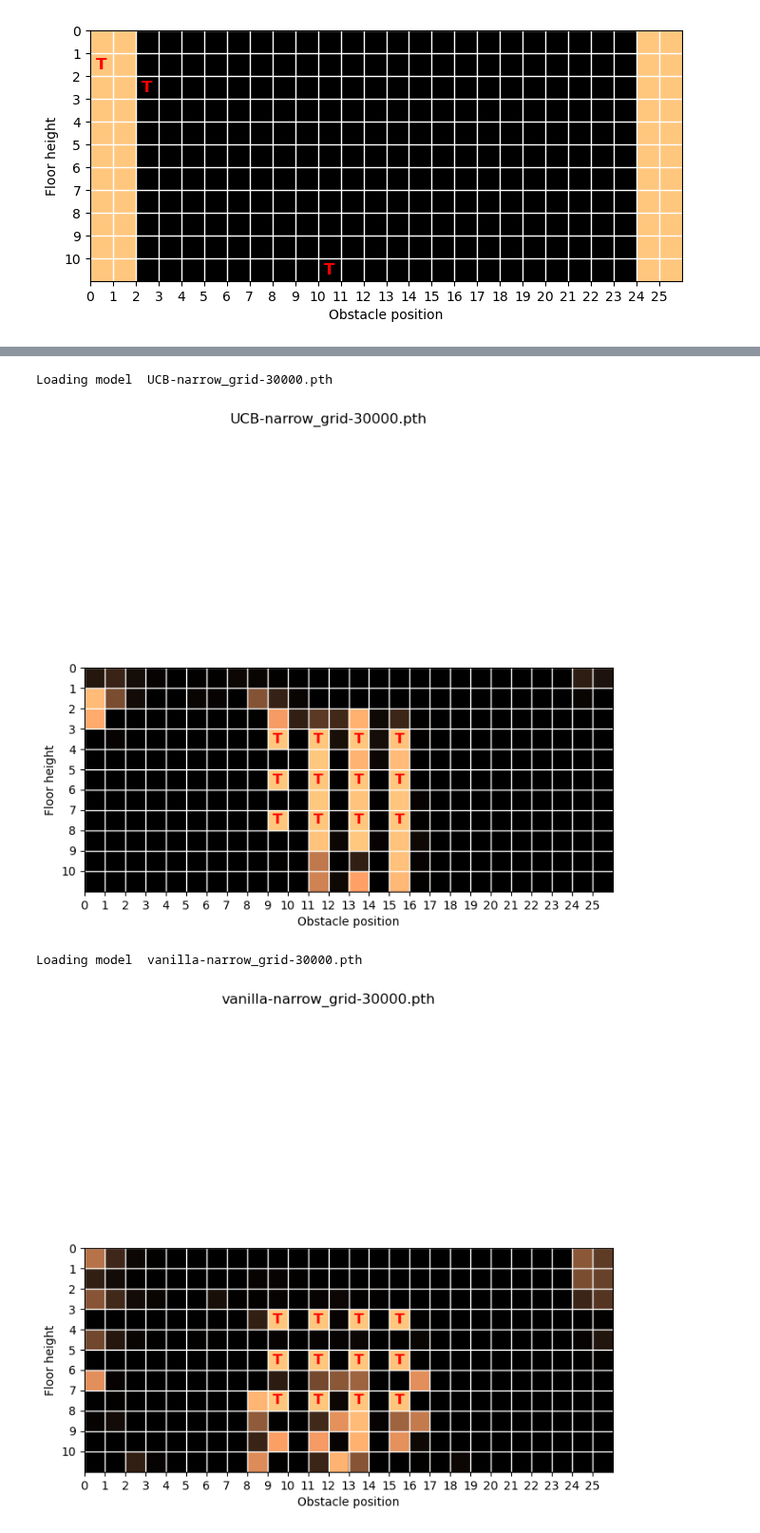
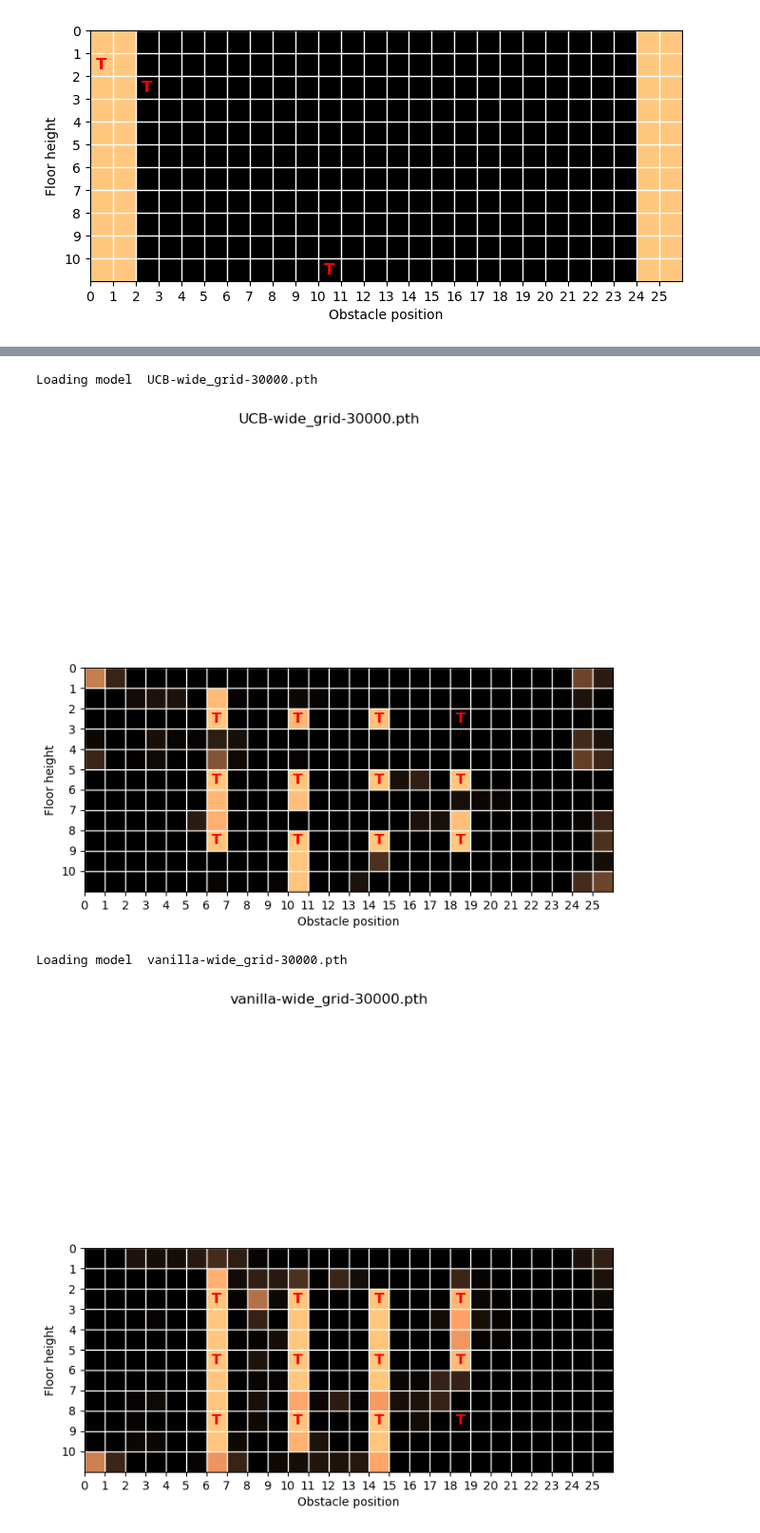
Before and after one commit to manusimidt/jku_practical_work, a Jupyter notebook: visualize_configuration.ipynb, the cells around one changed output, grey strips where cells are left out. Shown at 95% size. Saved outputs shown, nothing was run; the diff lists cells and outputs as text; code cells hidden in the pictures.

Commit message:
Visualize env for wide conf

```diff
--- a/visualize_configuration.ipynb
+++ b/visualize_configuration.ipynb
@@ -78,7 +75,7 @@ def map_conf_to_index(confs:list)->list:
     return res
 # %%
 render = False
-folder_name: str = './ckpts/narrow/'
+folder_name: str = './ckpts/wide/'
 
 def play_episode(model: PPO, env: VanillaEnv)->bool:
     """
@@ -125,4 +122,4 @@ Loading model  random-narrow_grid-30000.pth
-Loading model  UCB-narrow_grid-30000.pth
+Loading model  UCB-wide_grid-30000.pth
-[figure, old version]
+[figure, new version]
-Loading model  vanilla-narrow_grid-30000.pth
+Loading model  vanilla-wide_grid-30000.pth
-[figure, old version]
+[figure, new version]
```
Also changed, not shown: parts of 2 cells of this notebook.
